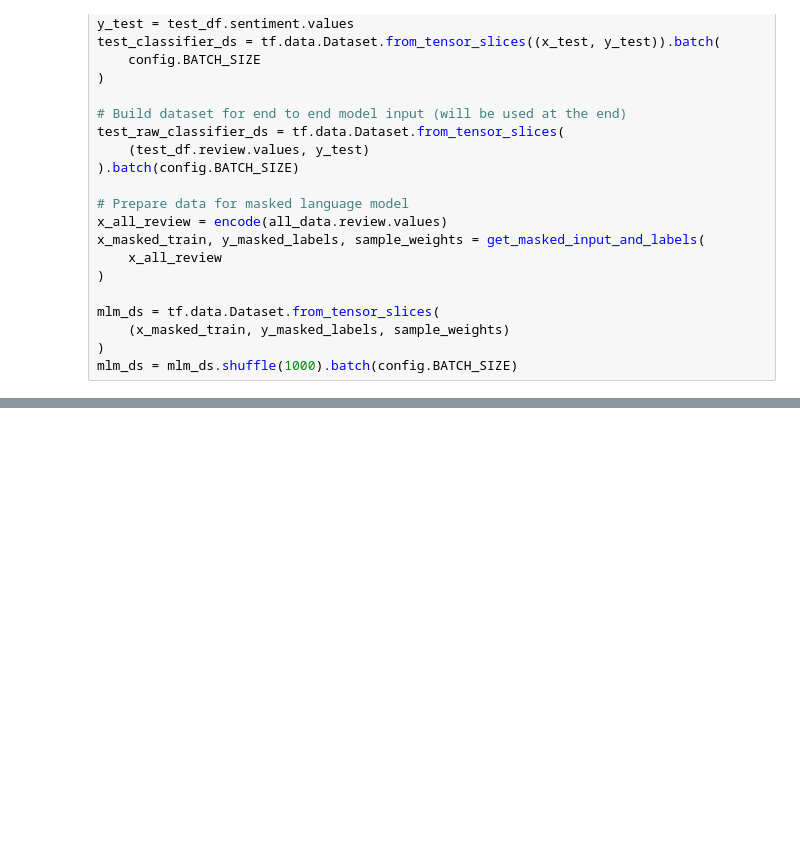
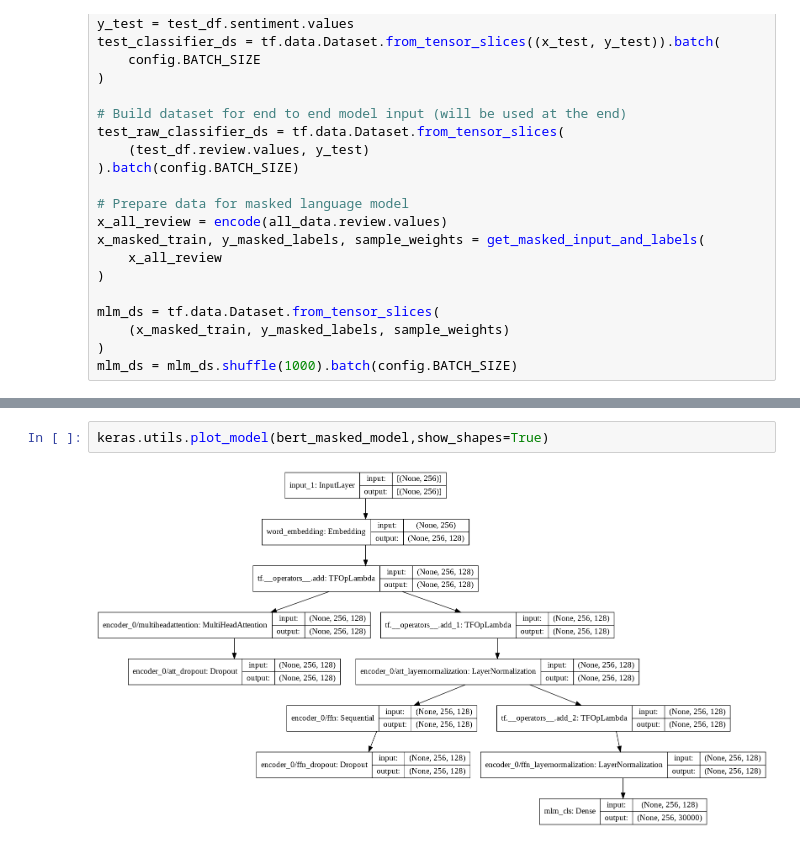
Before and after one commit to Lee-Gunju/AI-paper-code-review-for-personal-project, a Jupyter notebook: End_to_end_Masked_Language_Modeling_with_BERT.ipynb, the cells around one changed output, grey strips where cells are left out. Drawn from its saved outputs; the diff is of its cells as text; blank space fills up the shorter version.

```diff
--- a/End_to_end_Masked_Language_Modeling_with_BERT.ipynb
+++ b/End_to_end_Masked_Language_Modeling_with_BERT.ipynb
@@ -468,3 +418,7 @@ mlm_ds
+# %%
+keras.utils.plot_model(bert_masked_model,show_shapes=True)
+# %% [output]
+[figure, added]
 # %%
 bert_masked_model.fit(mlm_ds, epochs=5, callbacks=[generator_callback])
 bert_masked_model.save("bert_mlm_imdb.h5")
```
Also changed, not shown: parts of 21 cells of this notebook.
